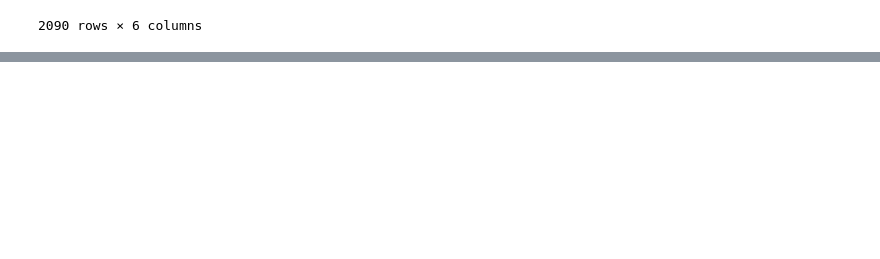
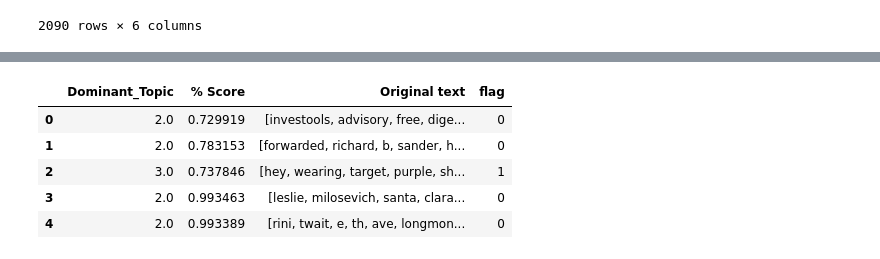
Before and after one commit to ShidiDaisy/Credit-Card-Fraud-Detection, a Jupyter notebook: FraudDetectionUsingText.ipynb, the cells around one changed output, grey strips where cells are left out. Cells and saved outputs as stored; diff of their text form; code cells hidden in the pictures; blank space fills up the shorter version.

```diff
--- a/FraudDetectionUsingText.ipynb
+++ b/FraudDetectionUsingText.ipynb
@@ -48,0 +121,5 @@ Name: clean_content, Length: 2090, dtype: bool
+# %%
+df.dropna(subset=['clean_content'], inplace=True)
+
+for idx, text in enumerate(df['clean_content']):
+    text_clean.append(clean(text, stop).split())
@@ -48,0 +129,9 @@ Name: clean_content, Length: 2090, dtype: bool
+# %%
+#Define the dictionary
+dictionary = corpora.Dictionary(text_clean)
+
+#Define the corpus
+corpus = [dictionary.doc2bow(text) for text in text_clean]
+
+print(dictionary)
+print(corpus)
@@ -48,0 +143,7 @@ Name: clean_content, Length: 2090, dtype: bool
+# %%
+#Define the LDA model
+ldamodel = gensim.models.ldamodel.LdaModel(corpus, num_topics=5, id2word=dictionary, passes=5)
+
+#Save the topics and top 5 words
+topics = ldamodel.print_topics(num_words=5)
+topics
@@ -48,0 +178,17 @@ Name: clean_content, Length: 2090, dtype: bool
+# %%
+def get_topic_details(ldamodel, corpus):
+    topics_details_df = pd.DataFrame()
+    #ldamodel[corpus]: get topic probability distribution for a text item
+    for i, row in enumerate(ldamodel[corpus]):
+        #sort by x[1] in a row
+        row = sorted(row, key=lambda x: (x[1]), reverse=True)
+        for j, (topic_num, prop_topic) in enumerate(row):
+            if j == 0: #=> dominant topic
+                wp = ldamodel.show_topic(topic_num)
+                topics_details_df = topics_details_df.append(pd.Series([topic_num, prop_topic]), ignore_index=True)
+    topics_details_df.columns = ['Dominant_Topic', '% Score']
+    return topics_details_df
+
+contents = pd.DataFrame({'Original text': text_clean})
+topic_details = pd.concat([get_topic_details(ldamodel, corpus), contents], axis=1)
+topic_details.head()
@@ -48,0 +202,11 @@ Name: clean_content, Length: 2090, dtype: bool
+# %%
+#Create flag for text highest associated with topic 3
+topic_details['flag'] = np.where((topic_details['Dominant_Topic'] == 3.0), 1, 0)
+topic_details.head()
+# %% [output]
+|  | Dominant_Topic | % Score | Original text | flag |
+| 0 | 2.0 | 0.729919 | [investools, advisory, free, dige... | 0 |
+| 1 | 2.0 | 0.783153 | [forwarded, richard, b, sander, h... | 0 |
+| 2 | 3.0 | 0.737846 | [hey, wearing, target, purple, sh... | 1 |
+| 3 | 2.0 | 0.993463 | [leslie, milosevich, santa, clara... | 0 |
+| 4 | 2.0 | 0.993389 | [rini, twait, e, th, ave, longmon... | 0 |
```
Also changed, not shown: parts of 18 cells of this notebook, 3 other files.
